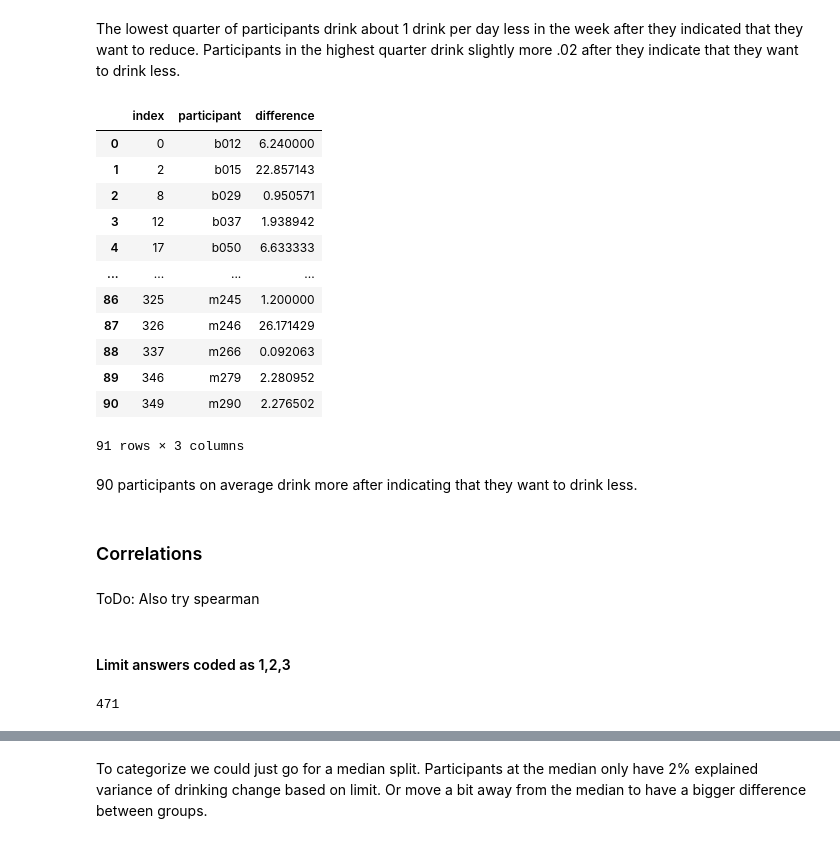
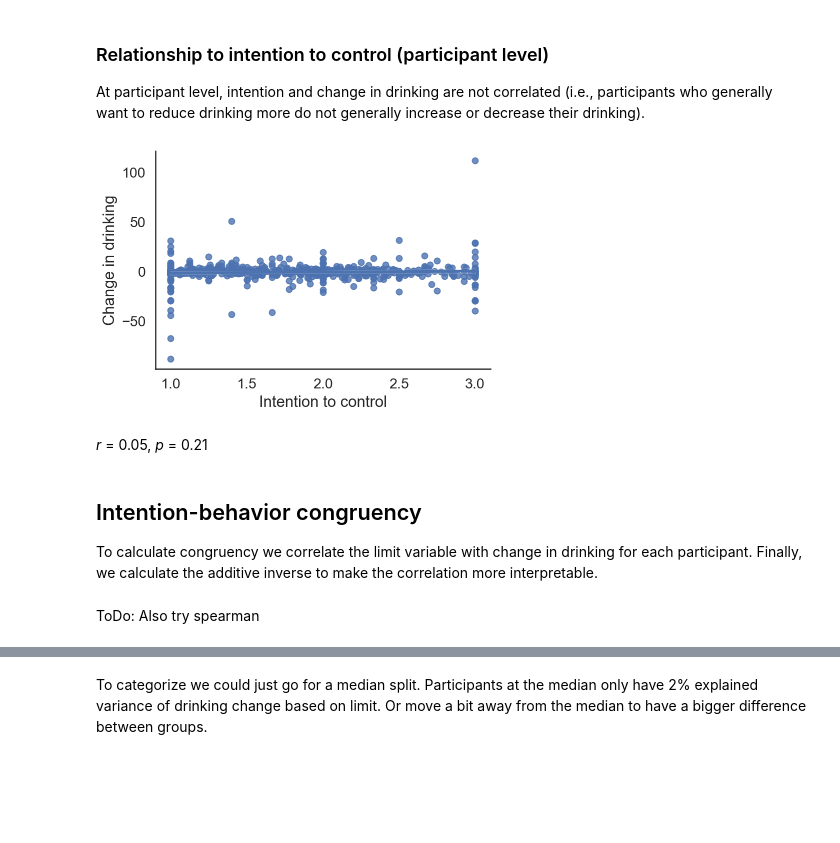
Before and after one commit to hgzech/trr265, a Jupyter notebook: notebooks/28_behavior_control_congruency.ipynb, the cells around one changed output, grey strips where cells are left out. Drawn from its saved outputs; the diff is of its cells as text; code cells hidden in the pictures; blank space fills up the shorter version.

```diff
--- a/notebooks/28_behavior_control_congruency.ipynb
+++ b/notebooks/28_behavior_control_congruency.ipynb
@@ -255,23 +157,19 @@ Name: difference, dtype: float64
-# %% [markdown]
-The lowest quarter of participants drink about 1 drink per day less in the week after they indicated that they want to reduce. Participants in the highest quarter drink slightly more .02 after they indicate that they want to drink less.
-# %%
-df[(df.limit>2)].groupby('participant').difference.mean().reset_index().query("difference>0").reset_index()
-# %% [output]
-|  | index | participant | difference |
-| 0 | 0 | b012 | 6.240000 |
-| 1 | 2 | b015 | 22.857143 |
-| 2 | 8 | b029 | 0.950571 |
-| 3 | 12 | b037 | 1.938942 |
-| 4 | 17 | b050 | 6.633333 |
-| ... | ... | ... | ... |
-| 86 | 325 | m245 | 1.200000 |
-| 87 | 326 | m246 | 26.171429 |
-| 88 | 337 | m266 | 0.092063 |
-| 89 | 346 | m279 | 2.280952 |
-| 90 | 349 | m290 | 2.276502 |
-91 rows × 3 columns
-# %% [markdown]
-90 participants on average drink more after indicating that they want to drink less.
-# %% [markdown]
-### Correlations
+# %% [markdown]
+### Relationship to intention to control (participant level)
+At participant level, intention and change in drinking are not correlated (i.e., participants who generally want to reduce drinking more do not generally increase or decrease their drinking).
+# %%
+pp_data = df.groupby('participant').mean()
+ax = sns.regplot(x = 'limit', y = 'difference', data = pp_data)
+ax.set_xlabel('Intention to control')
+ax.set_ylabel('Change in drinking')
+plt.show()
+r, p = pearsonr(pp_data.limit, pp_data.difference)
+display(HTML('''<i>r</i> = %.2f, <i>p</i> = %.2f'''%(r,p)))
+assert np.isclose(r, .054, rtol=1e-02), "The correlation between intention to control and change in drinking changed."
+# %% [output]
+[figure, added]
+r = 0.05, p = 0.21
+# %% [markdown]
+## Intention-behavior congruency
+To calculate congruency we correlate the limit variable with change in drinking for each participant. Finally, we calculate the additive inverse to make the correlation more interpretable.
 # %%
@@ -295,8 +189,2 @@ def get_correlations(df, predictor = 'limit', min_data = 2):
 # %% [markdown]
 ToDo: Also try spearman
-# %% [markdown]
-#### Limit answers coded as 1,2,3
-# %%
-len(df.participant.unique())
-# %% [output]
-471
```
Also changed, not shown: parts of 116 cells of this notebook, 22 other files.
